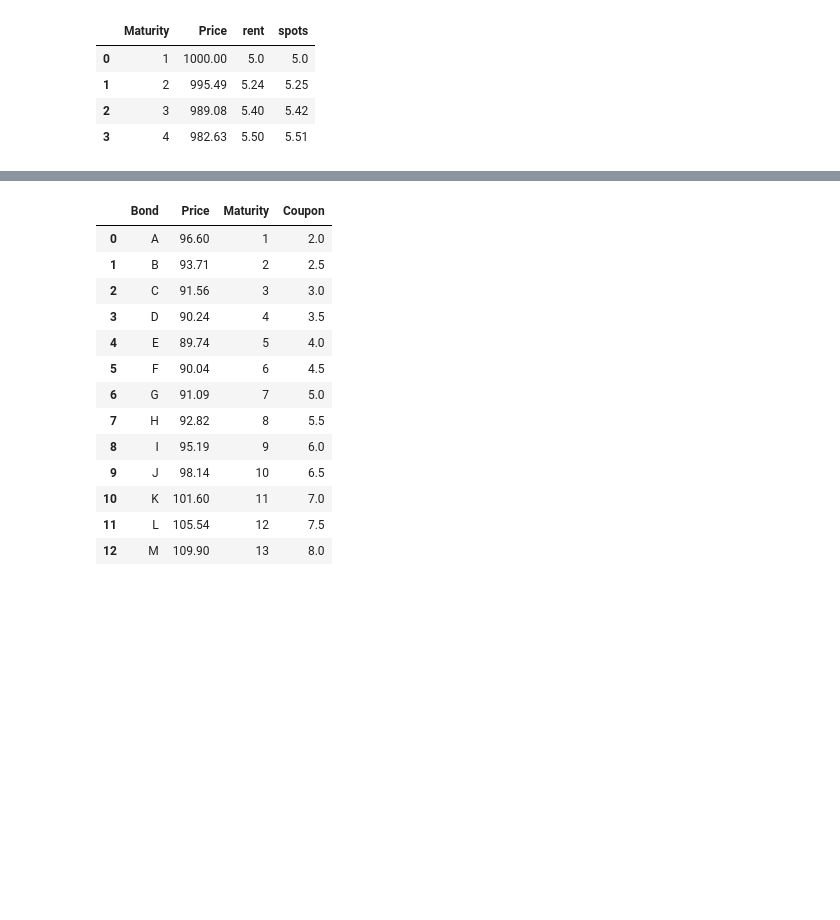
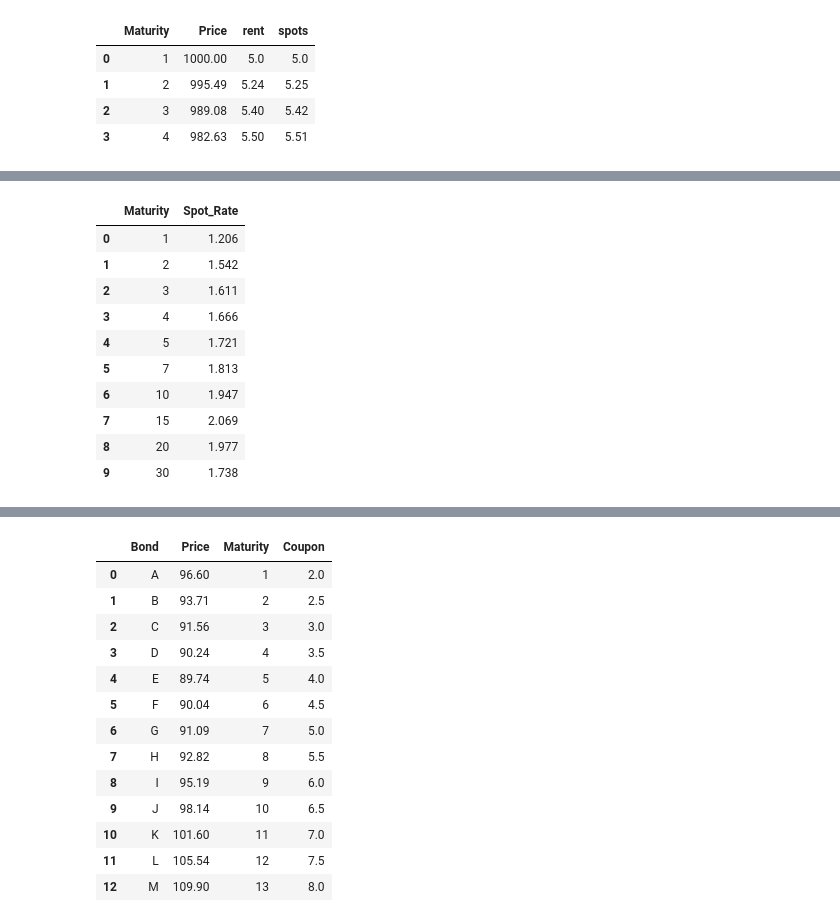
Before and after one commit to Ardark27/python_finance, a Jupyter notebook: 8_ETTI/8_1_Etti.ipynb, the cells around one changed output, grey strips where cells are left out. Saved outputs shown, nothing was run; the diff lists cells and outputs as text; code cells hidden in the pictures; blank space fills up the shorter version.

```diff
--- a/8_ETTI/8_1_Etti.ipynb
+++ b/8_ETTI/8_1_Etti.ipynb
@@ -139,0 +115,16 @@ tasas_interes
+# %%
+tasas_fw = tasas_interes[['Plazo', 'Ago']]
+tasas_fw.columns = ['Maturity', 'Spot_Rate']
+tasas_fw
+# %% [output]
+|  | Maturity | Spot_Rate |
+| 0 | 1 | 1.206 |
+| 1 | 2 | 1.542 |
+| 2 | 3 | 1.611 |
+| 3 | 4 | 1.666 |
+| 4 | 5 | 1.721 |
+| 5 | 7 | 1.813 |
+| 6 | 10 | 1.947 |
+| 7 | 15 | 2.069 |
+| 8 | 20 | 1.977 |
+| 9 | 30 | 1.738 |
```
Also changed, not shown: parts of 18 cells of this notebook.
